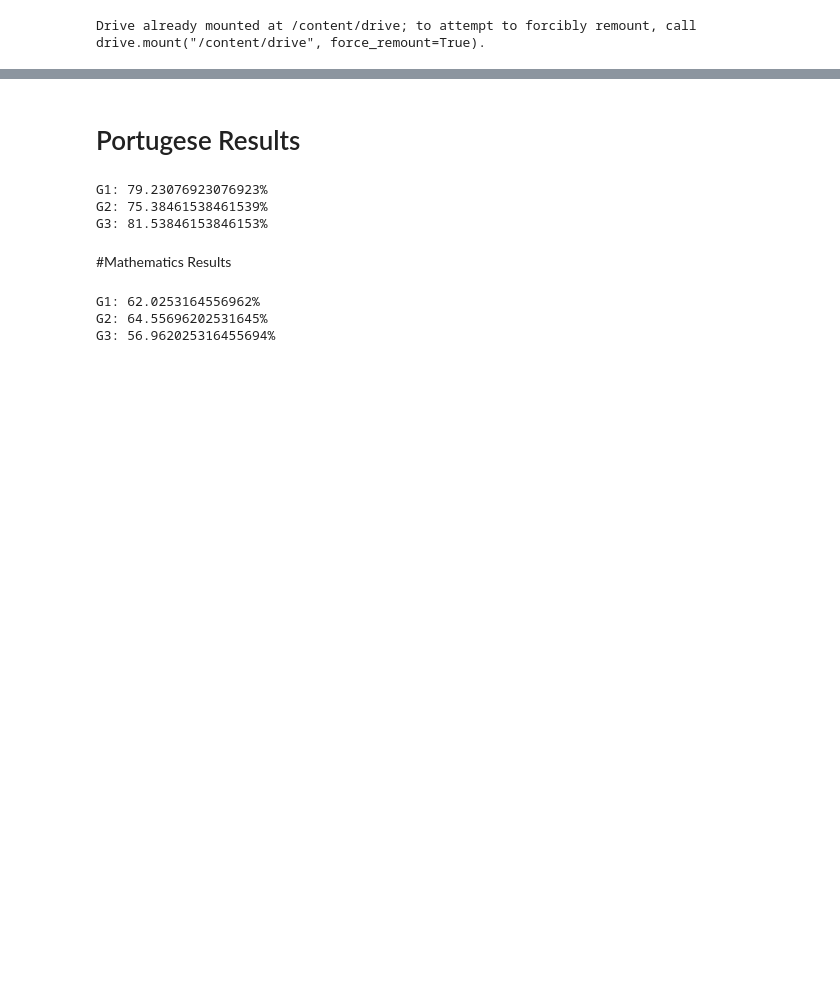
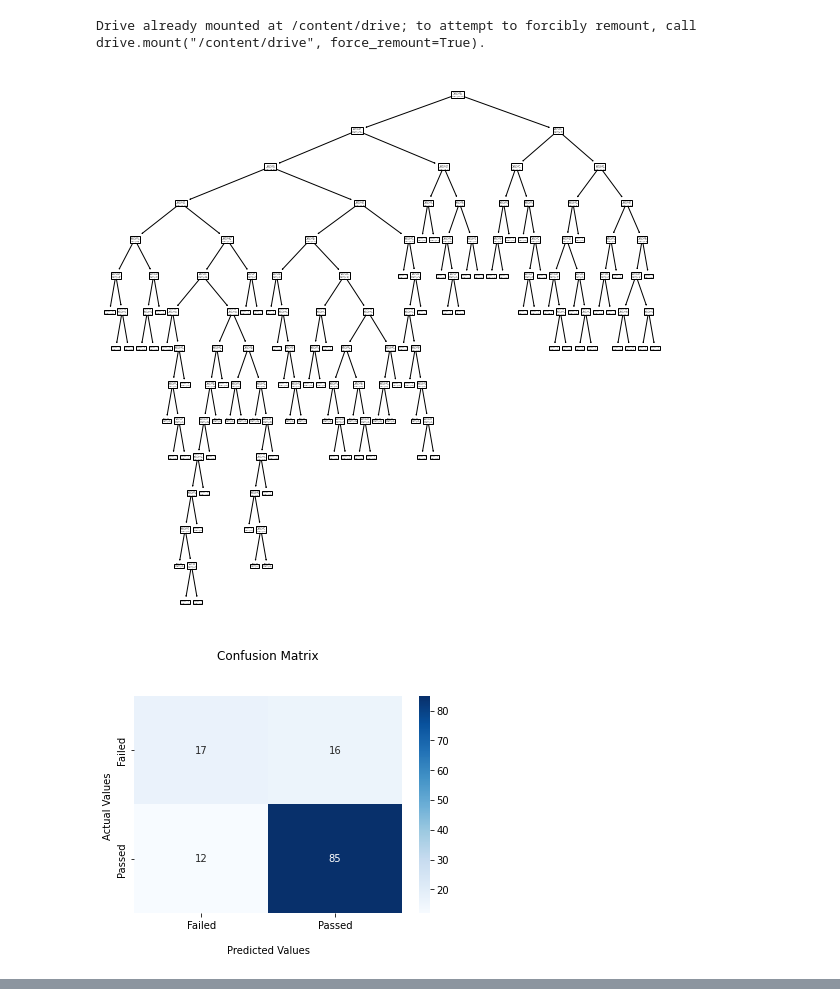
Before and after one commit to aromano3/CS539-StudentPerformance, a Jupyter notebook: ProjectDecisionTree.ipynb, the cells around one changed output, grey strips where cells are left out. Saved outputs shown, nothing was run; the diff lists cells and outputs as text; code cells hidden in the pictures; blank space fills up the shorter version.

Commit message:
Add pretty confusion matrix prints to all models

```diff
--- a/ProjectDecisionTree.ipynb
+++ b/ProjectDecisionTree.ipynb
@@ -8,11 +8,29 @@ from sklearn.model_selection import train_test_split
 from sklearn.tree import DecisionTreeClassifier, plot_tree
 import sklearn.metrics as metrics
 import matplotlib.pyplot as plt
+#from data_process import get_data, process_data
 from sklearn.metrics import confusion_matrix, accuracy_score
 
 drive.mount('/content/drive')
+# with open('/content/drive/My Drive/Colab Notebooks/w4/winequality-red.csv', 'r') as f:
+#   temp = np.genfromtxt(f,delimiter=',',skip_header=1)
 
-import numpy as np
+# X = temp[:,:-1]
+# y = temp[:,-1]
+import seaborn as sns
+def plot_confusion_matrix(cf_matrix):
+  ax = sns.heatmap(cf_matrix, annot=True, cmap='Blues', fmt='.3g')
+
+  ax.set_title('Confusion Matrix\n\n');
+  ax.set_xlabel('\nPredicted Values')
+  ax.set_ylabel('Actual Values ');
+
+  ## Ticket labels - List must be in alphabetical order
+  ax.xaxis.set_ticklabels(['Failed','Passed'])
+  ax.yaxis.set_ticklabels(['Failed','Passed'])
+
+  ## Display the visualization of the Confusion Matrix.
+  plt.show()
 
 def process_data(data, headers):
     for header_idx, header in enumerate(headers):
@@ -117,38 +135,52 @@ def get_data():
 # reformat data to all integers
 por_data = process_data(por_data, por_headers)
 mat_data = process_data(mat_data, mat_headers)
 
 por_x = por_data[:, :-3]
 por_g1 = por_data[:, -3]
 por_g2 = por_data[:, -2]
 por_g3 = por_data[:, -1]
 
 mat_x = mat_data[:, :-3]
 mat_g1 = mat_data[:, -3]
 mat_g2 = mat_data[:, -2]
 mat_g3 = mat_data[:, -1]
 
 def create_dt(X,y):
   # Data Partition into 80/20
-  X_train, X_test, y_train, y_test = train_test_split(X, y, train_size=0.8, shuffle=True, stratify=y, random_state=2)
+  X_train, X_test, y_train, y_test = train_test_split(X, y, train_size=0.8, shuffle = True, random_state=2)
 
   # Grow a classification tree
   clf = DecisionTreeClassifier(random_state=0)
   clf = clf.fit(X_train, y_train)
 
+  # Plot a graph of the trained classification tree.
+  plt.figure(figsize=(10,10))
+  plot_tree(clf)
+  plt.show()
+
   # Predict the validation set
   y_pred = clf.predict(X_test)
   Cmat = metrics.confusion_matrix(y_test,y_pred)
   #print('confusion matrix: \n', Cmat)
-  return y_pred, Cmat
+  return Cmat
 
 #Creating a decision tree for Portuguese
-por_g1_cmat = create_dt(por_x, por_g1)[1]
-por_g2_cmat = create_dt(por_x, por_g2)[1]
-por_g3_cmat = create_dt(por_x,por_g3)[1]
+por_g1_mat = create_dt(por_x,por_g1)
+plot_confusion_matrix(por_g1_mat)
+por_g2_mat = create_dt(por_x,por_g2)
+plot_confusion_matrix(por_g2_mat)
+por_g3_mat = create_dt(por_x,por_g3)
+plot_confusion_matrix(por_g3_mat)
 #Creating a decision tree for Math
-mat_g1_cmat = create_dt(mat_x, mat_g1)[1]
-mat_g2_cmat = create_dt(mat_x, mat_g2)[1]
-mat_g3_cmat = create_dt(mat_x, mat_g3)[1]
+mat_g1_mat = create_dt(mat_x,mat_g1)
+plot_confusion_matrix(mat_g1_mat)
+mat_g2_mat = create_dt(mat_x,mat_g2)
+plot_confusion_matrix(mat_g2_mat)
+mat_g3_mat = create_dt(mat_x,mat_g3)
+plot_confusion_matrix(mat_g3_mat)
+# drive.flush_and_unmount()
 # %% [output]
 Drive already mounted at /content/drive; to attempt to forcibly remount, call drive.mount("/content/drive", force_remount=True).
+[figure, added]
+[figure, added]
@@ -155,20 +196,0 @@ Drive already mounted at /content/drive; to attempt to forcibly remount, call dr
-# %% [markdown]
-# Portugese Results
-# %%
-print(f'G1: {100 * np.diag(por_g1_cmat).sum() / por_g1_cmat.sum()}%')
-print(f'G2: {100 * np.diag(por_g2_cmat).sum() / por_g2_cmat.sum()}%')
-print(f'G3: {100 * np.diag(por_g3_cmat).sum() / por_g3_cmat.sum()}%')
-# %% [output]
-G1: 79.23076923076923%
-G2: 75.38461538461539%
-G3: 81.53846153846153%
-# %% [markdown]
-#Mathematics Results
-# %%
-print(f'G1: {100 * np.diag(mat_g1_cmat).sum() / mat_g1_cmat.sum()}%')
-print(f'G2: {100 * np.diag(mat_g2_cmat).sum() / mat_g2_cmat.sum()}%')
-print(f'G3: {100 * np.diag(mat_g3_cmat).sum() / mat_g3_cmat.sum()}%')
-# %% [output]
-G1: 62.0253164556962%
-G2: 64.55696202531645%
-G3: 56.962025316455694%
```
Also changed, not shown: parts of 1 cell of this notebook, 2 other files.
